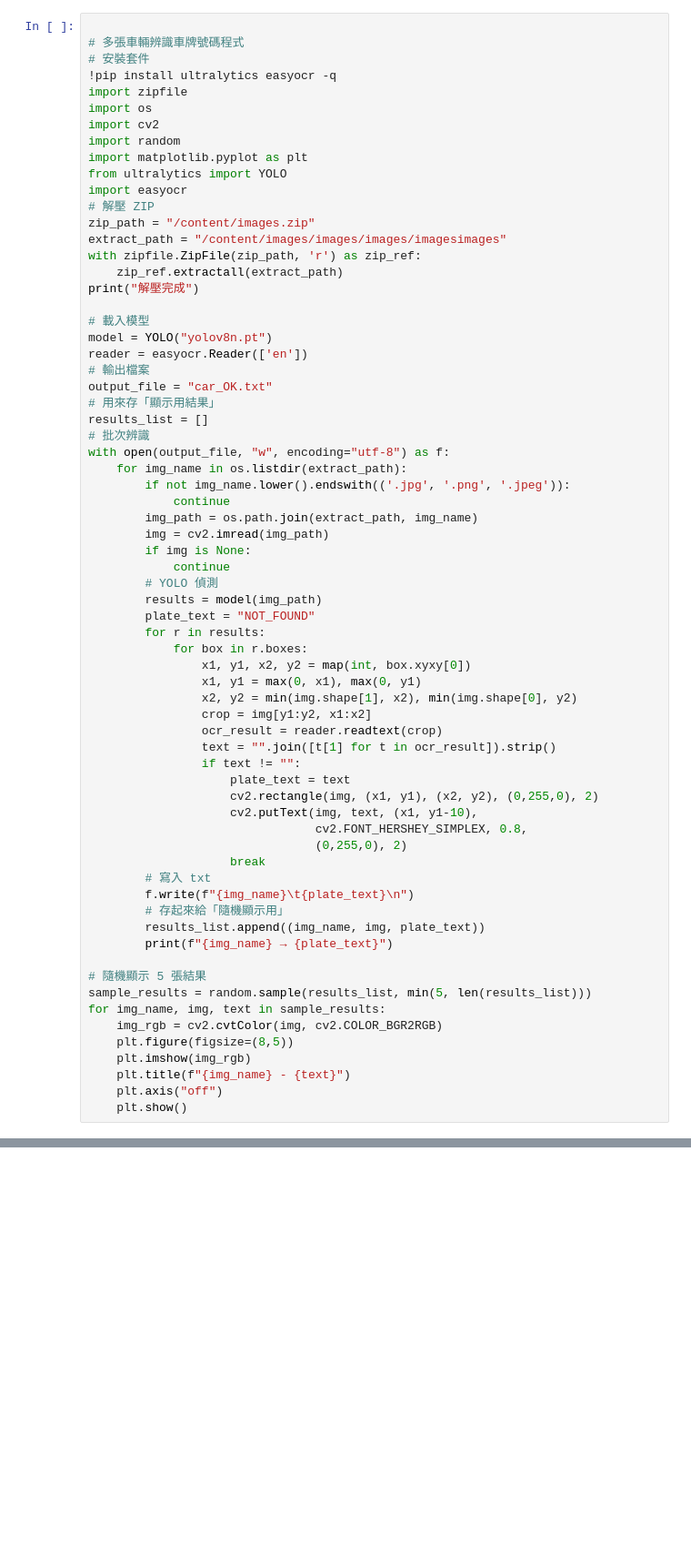
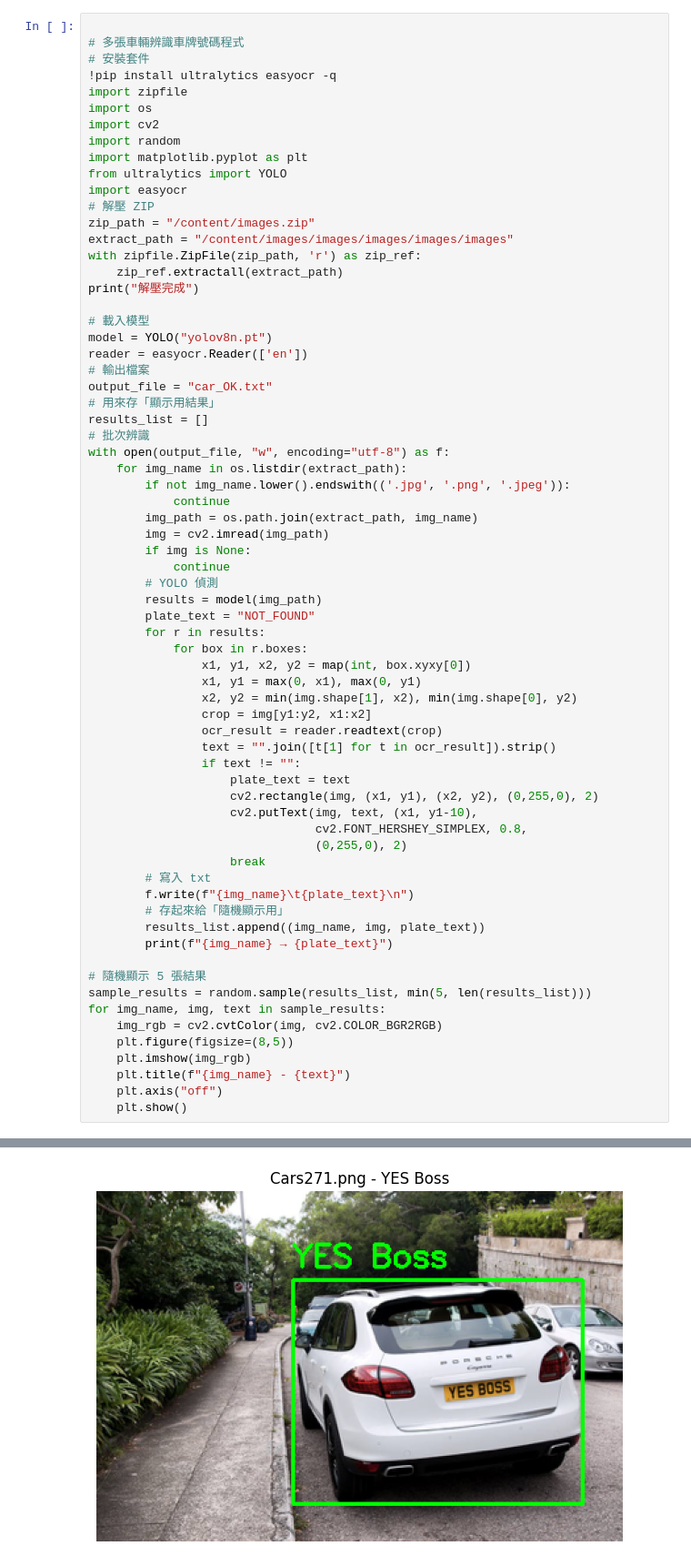
Before and after one commit to yuv1201/-12, a Jupyter notebook: 411410539_林芯瑜_作業13.ipynb, the cells around one changed output, grey strips where cells are left out. Shown at 91% size. Saved outputs shown, nothing was run; the diff lists cells and outputs as text; blank space fills up the shorter version.

```diff
--- a/411410539_林芯瑜_作業13.ipynb
+++ b/411410539_林芯瑜_作業13.ipynb
@@ -14,7 +14,7 @@ from ultralytics import YOLO
 import easyocr
 # 解壓 ZIP
 zip_path = "/content/images.zip"
-extract_path = "/content/images/images/images/imagesimages"
+extract_path = "/content/images/images/images/images/images"
 with zipfile.ZipFile(zip_path, 'r') as zip_ref:
     zip_ref.extractall(extract_path)
 print("解壓完成")
@@ -72,0 +89 @@ for img_name, img, text in sample_results:
+[figure, added]
```
Also changed, not shown: parts of 1 cell of this notebook.
